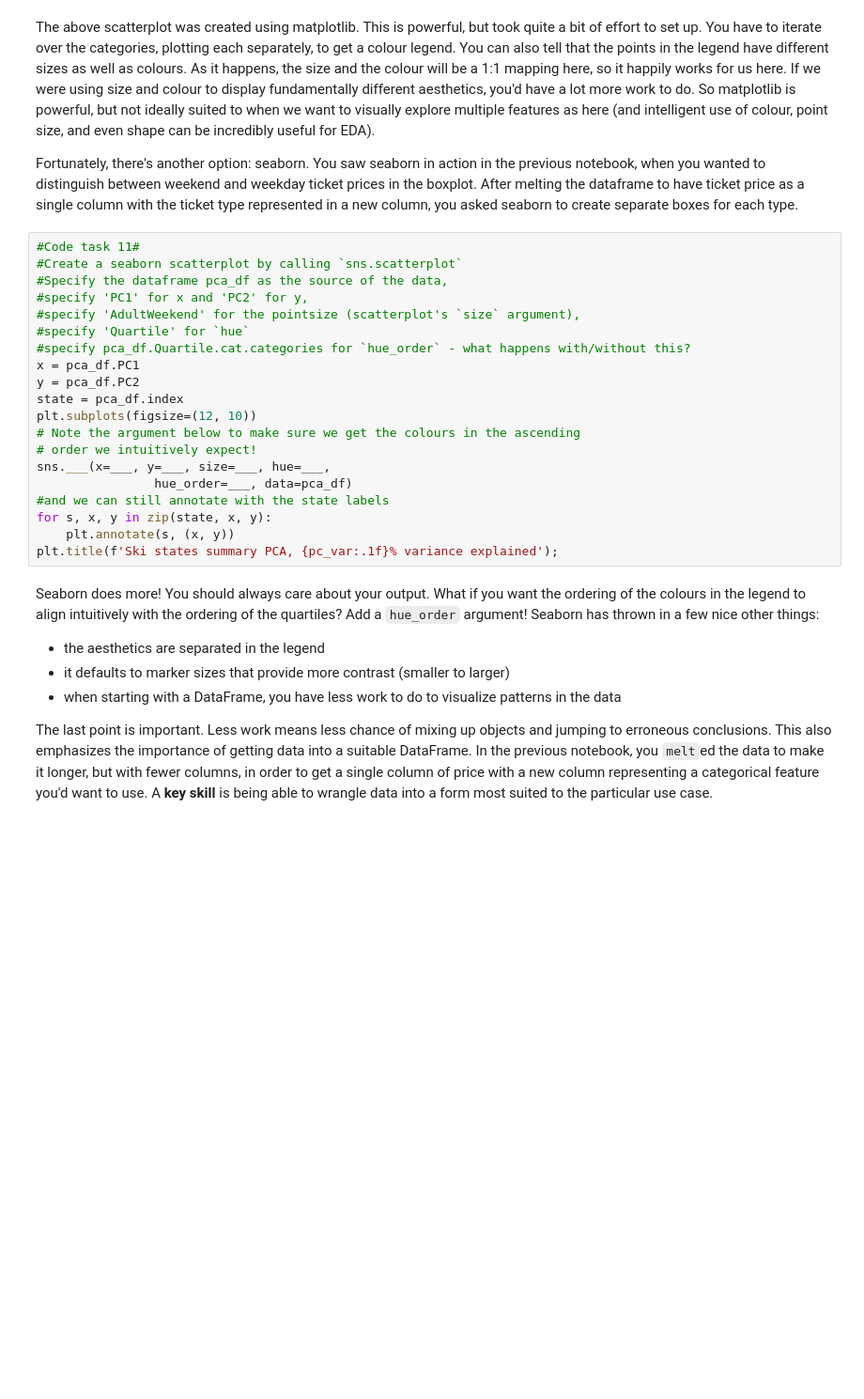
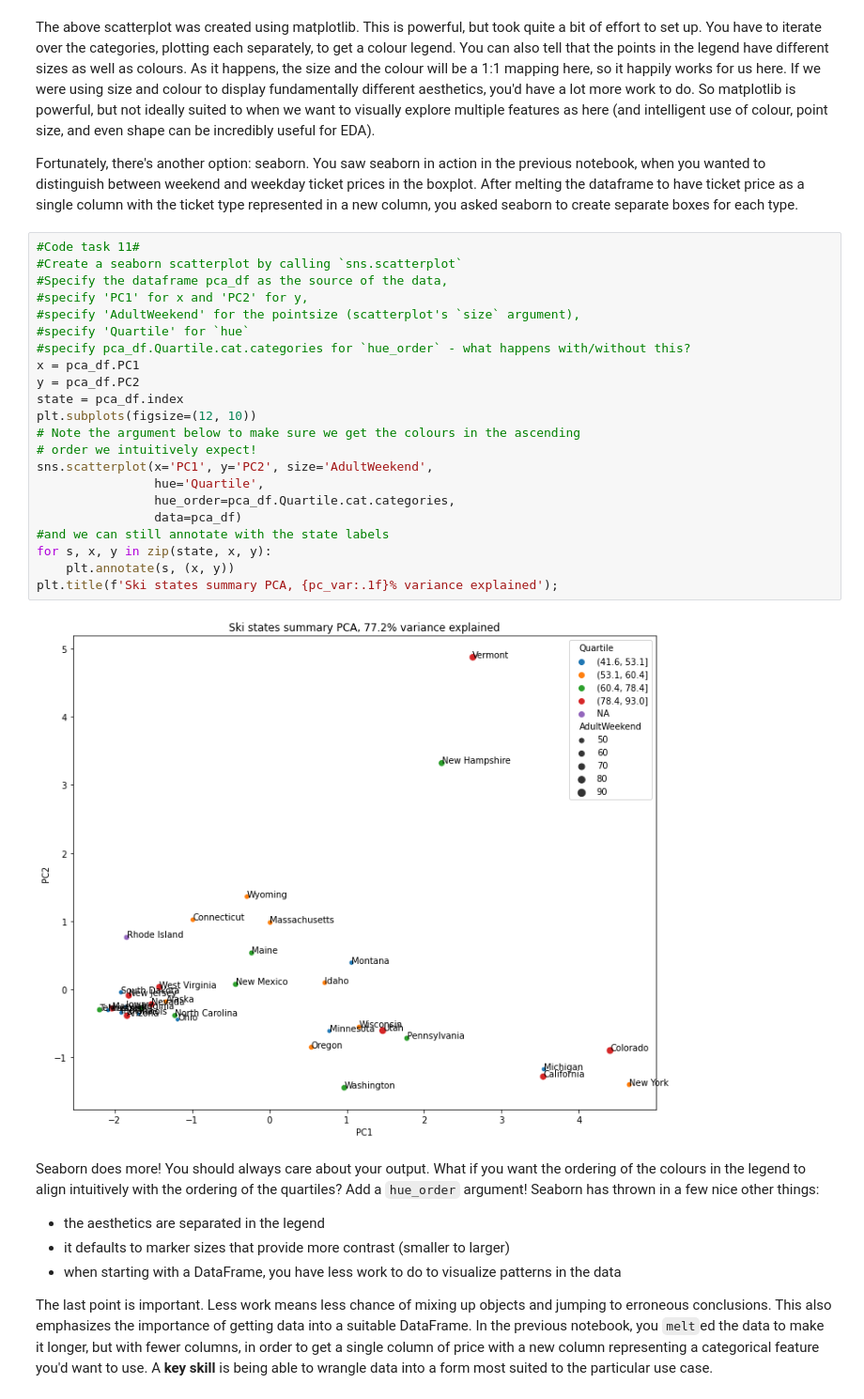
Before and after one commit to rkarpman/DataScienceGuidedCapstone, a Jupyter notebook: Notebooks/03_exploratory_data_analysis.ipynb, the cells around one changed output. Shown: that part at 94% size. Saved outputs shown, nothing was run; the diff lists cells and outputs as text; blank space fills up the shorter version.

```diff
--- a/Notebooks/03_exploratory_data_analysis.ipynb
+++ b/Notebooks/03_exploratory_data_analysis.ipynb
@@ -572,23 +598,27 @@ Fortunately, there's another option: seaborn. You saw seaborn in action in the p
 # %%
 #Code task 11#
 #Create a seaborn scatterplot by calling `sns.scatterplot`
 #Specify the dataframe pca_df as the source of the data,
 #specify 'PC1' for x and 'PC2' for y,
 #specify 'AdultWeekend' for the pointsize (scatterplot's `size` argument),
 #specify 'Quartile' for `hue`
 #specify pca_df.Quartile.cat.categories for `hue_order` - what happens with/without this?
 x = pca_df.PC1
 y = pca_df.PC2
 state = pca_df.index
 plt.subplots(figsize=(12, 10))
 # Note the argument below to make sure we get the colours in the ascending
 # order we intuitively expect!
-sns.___(x=___, y=___, size=___, hue=___,
-                hue_order=___, data=pca_df)
+sns.scatterplot(x='PC1', y='PC2', size='AdultWeekend',
+                hue='Quartile',
+                hue_order=pca_df.Quartile.cat.categories,
+                data=pca_df)
 #and we can still annotate with the state labels
 for s, x, y in zip(state, x, y):
     plt.annotate(s, (x, y))
 plt.title(f'Ski states summary PCA, {pc_var:.1f}% variance explained');
+# %% [output]
+[figure, added]
 # %% [markdown]
 Seaborn does more! You should always care about your output. What if you want the ordering of the colours in the legend to align intuitively with the ordering of the quartiles? Add a `hue_order` argument! Seaborn has thrown in a few nice other things:
 
```
Also changed, not shown: parts of 17 cells of this notebook.
